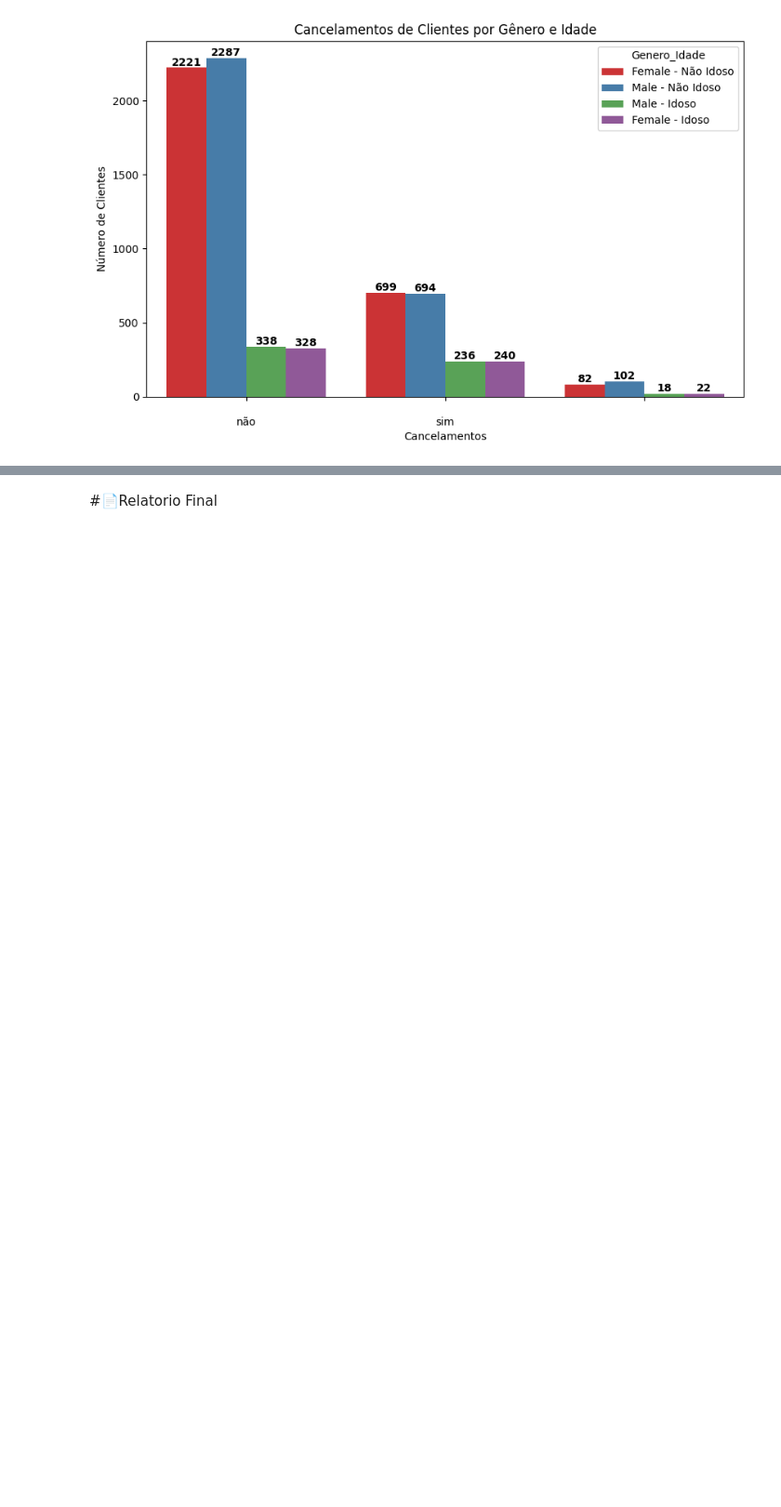
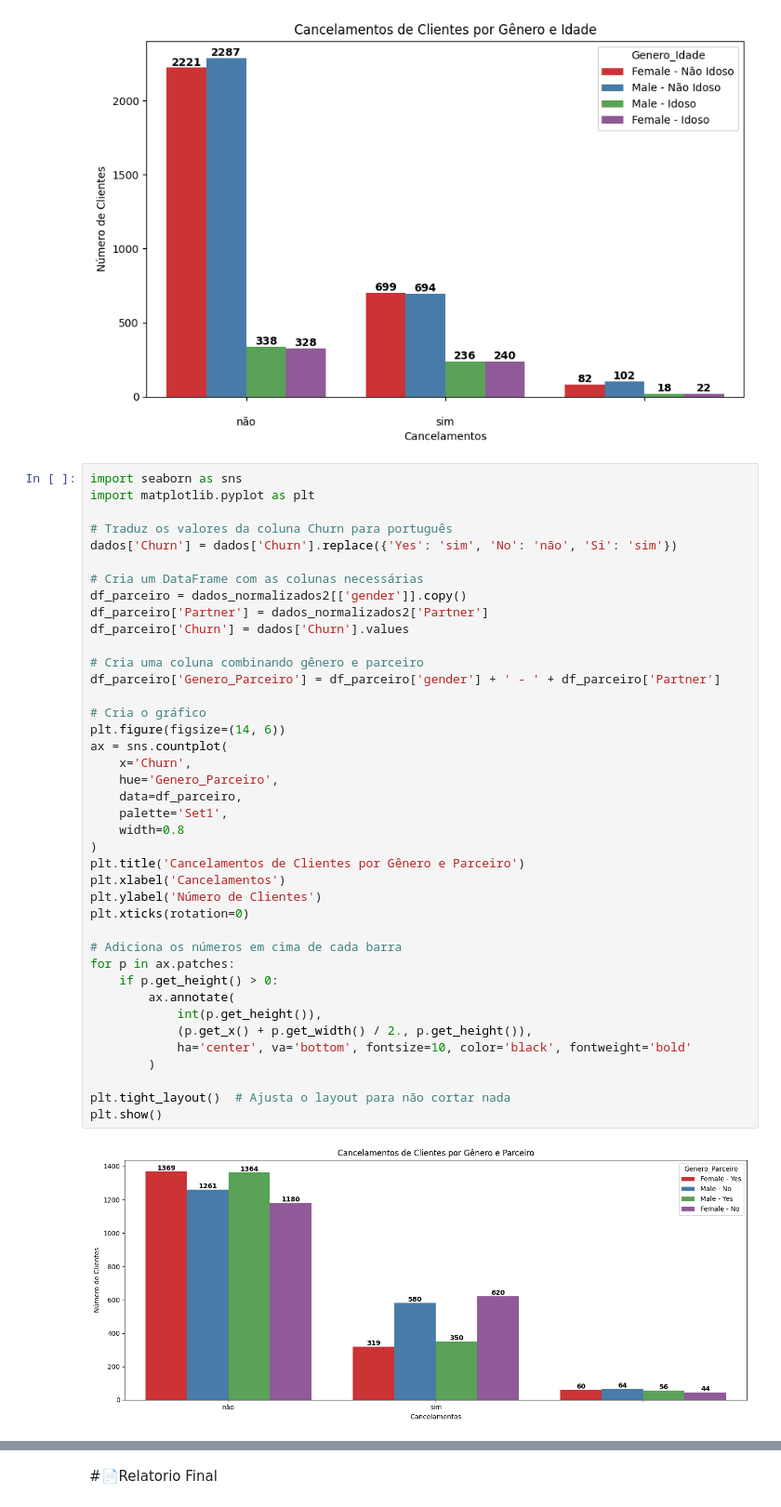
Before and after one commit to JoseSilva84/TelecomX_BR, a Jupyter notebook: TelecomX_BR.ipynb, the cells around one changed output, grey strips where cells are left out. Shown at 93% size. Saved outputs shown, nothing was run; the diff lists cells and outputs as text; blank space fills up the shorter version.

```diff
--- a/TelecomX_BR.ipynb
+++ b/TelecomX_BR.ipynb
@@ -308,6 +308,48 @@ for p in ax.patches:
 plt.show()
 # %% [output]
 [figure]
+# %%
+import seaborn as sns
+import matplotlib.pyplot as plt
+
+# Traduz os valores da coluna Churn para português
+dados['Churn'] = dados['Churn'].replace({'Yes': 'sim', 'No': 'não', 'Si': 'sim'})
+
+# Cria um DataFrame com as colunas necessárias
+df_parceiro = dados_normalizados2[['gender']].copy()
+df_parceiro['Partner'] = dados_normalizados2['Partner']
+df_parceiro['Churn'] = dados['Churn'].values
+
+# Cria uma coluna combinando gênero e parceiro
+df_parceiro['Genero_Parceiro'] = df_parceiro['gender'] + ' - ' + df_parceiro['Partner']
+
+# Cria o gráfico
+plt.figure(figsize=(14, 6))
+ax = sns.countplot(
+    x='Churn',
+    hue='Genero_Parceiro',
+    data=df_parceiro,
+    palette='Set1',
+    width=0.8
+)
+plt.title('Cancelamentos de Clientes por Gênero e Parceiro')
+plt.xlabel('Cancelamentos')
+plt.ylabel('Número de Clientes')
+plt.xticks(rotation=0)
+
+# Adiciona os números em cima de cada barra
+for p in ax.patches:
+    if p.get_height() > 0:
+        ax.annotate(
+            int(p.get_height()),
+            (p.get_x() + p.get_width() / 2., p.get_height()),
+            ha='center', va='bottom', fontsize=10, color='black', fontweight='bold'
+        )
+
+plt.tight_layout()  # Ajusta o layout para não cortar nada
+plt.show()
+# %% [output]
+[figure, added]
 # %%
 churn3 = churn.value_counts()
 churn3
```
Also changed, not shown: parts of 3 cells of this notebook.
